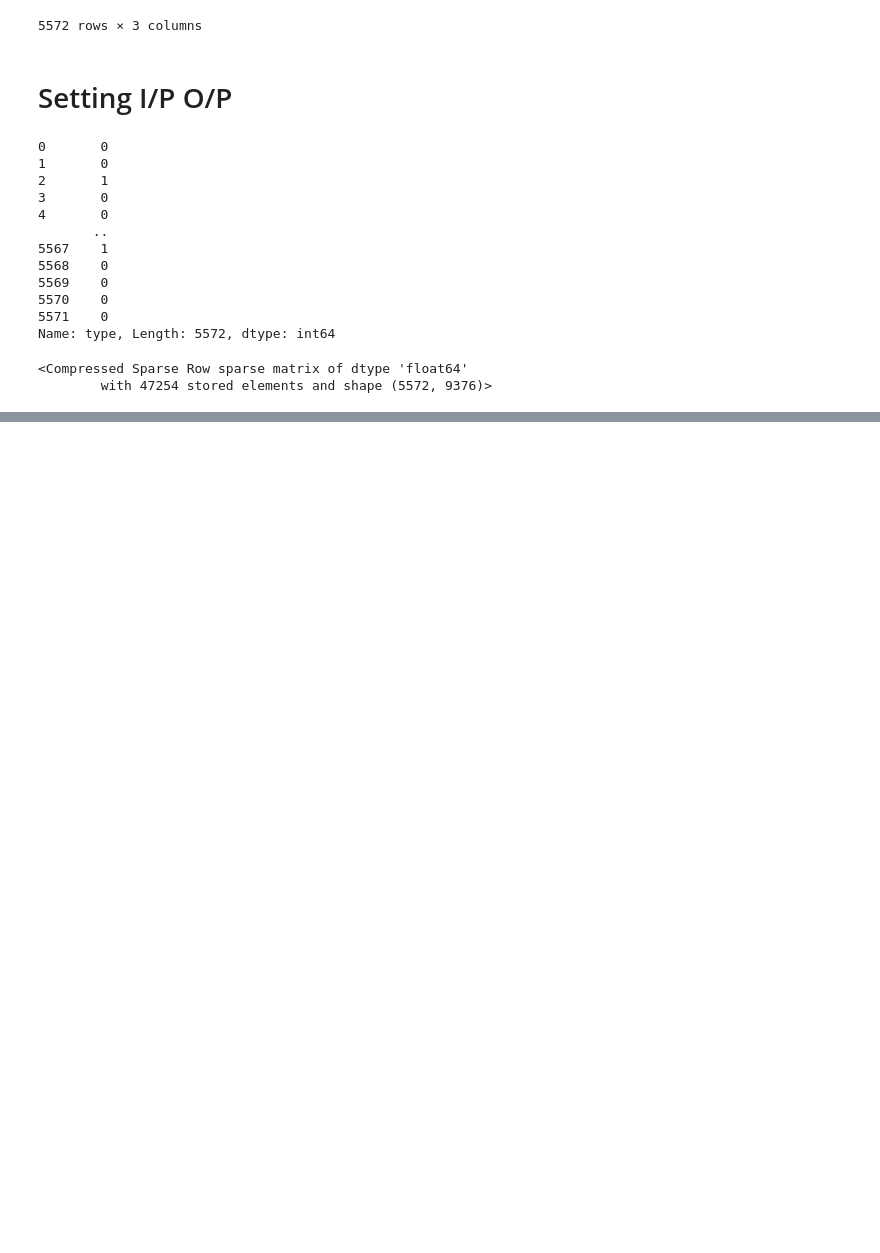
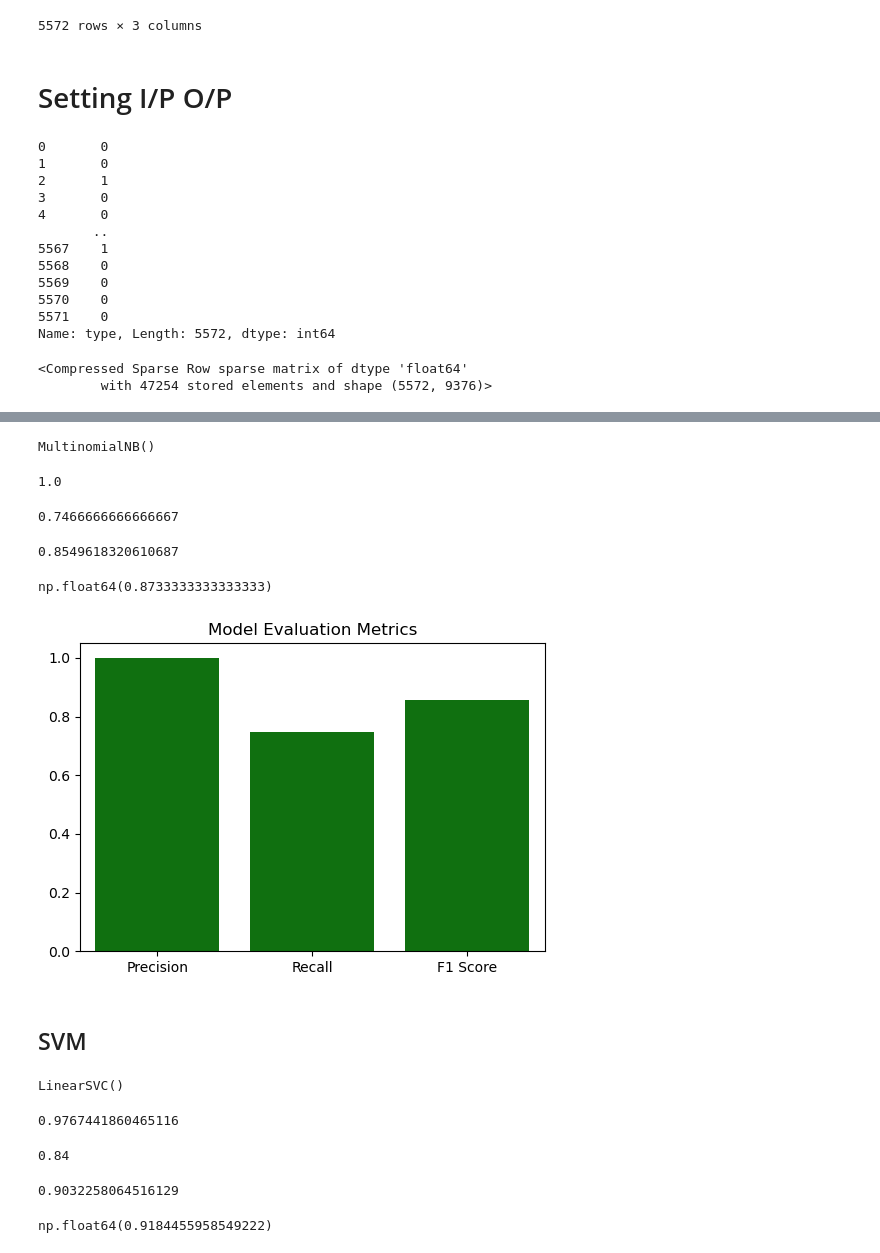
Before and after one commit to NighterFlex/Email-Spam-Detection, a Jupyter notebook: Email Spam Detection.ipynb, the cells around one changed output, grey strips where cells are left out. Cells and saved outputs as stored; diff of their text form; code cells hidden in the pictures; blank space fills up the shorter version.

Commit message:
Model Training
Used Naive Bayes and SVM and trained them on data
evaluated the results using precision, recall, f1 score as well as roc-auc scores

```diff
--- a/Email Spam Detection.ipynb
+++ b/Email Spam Detection.ipynb
@@ -195,0 +206,2 @@ X
+# %%
+X_train, X_test, y_train, y_test = train_test_split(X, y, test_size = 0.2, random_state = 42)
@@ -195,0 +227,43 @@ X
+# %%
+nb = MultinomialNB()
+nb.fit(X_train, y_train)
+# %% [output]
+MultinomialNB()
+# %%
+nb_predict = nb.predict(X_test)
+# %%
+precision_score(y_test, nb_predict)
+# %% [output]
+1.0
+# %%
+recall_score(y_test, nb_predict)
+# %% [output]
+0.7466666666666667
+# %%
+f1_score(y_test, nb_predict)
+# %% [output]
+0.8549618320610687
+# %%
+roc_auc_score(y_test, nb_predict)
+# %% [output]
+np.float64(0.8733333333333333)
+# %%
+nb_metrics = {
+    'Precision': precision_score(y_test, nb_predict),
+    'Recall': recall_score(y_test, nb_predict),
+    'F1 Score': f1_score(y_test, nb_predict)
+}
+
+plt.figure(figsize=(6,4))
+sns.barplot(x=list(nb_metrics.keys()), y=list(nb_metrics.values()), color='green')
+plt.title('Model Evaluation Metrics')
+plt.show()
+# %% [output]
+[figure, added]
+# %% [markdown]
+## SVM
+# %%
+svm = LinearSVC()
+svm.fit(X_train, y_train)
+# %% [output]
+LinearSVC()
@@ -195,0 +272,16 @@ X
+# %%
+precision_score(y_test, svm_predict)
+# %% [output]
+0.9767441860465116
+# %%
+recall_score(y_test, svm_predict)
+# %% [output]
+0.84
+# %%
+f1_score(y_test, svm_predict)
+# %% [output]
+0.9032258064516129
+# %%
+roc_auc_score(y_test, svm_predict)
+# %% [output]
+np.float64(0.9184455958549222)
```
Also changed, not shown: parts of 12 cells of this notebook.
